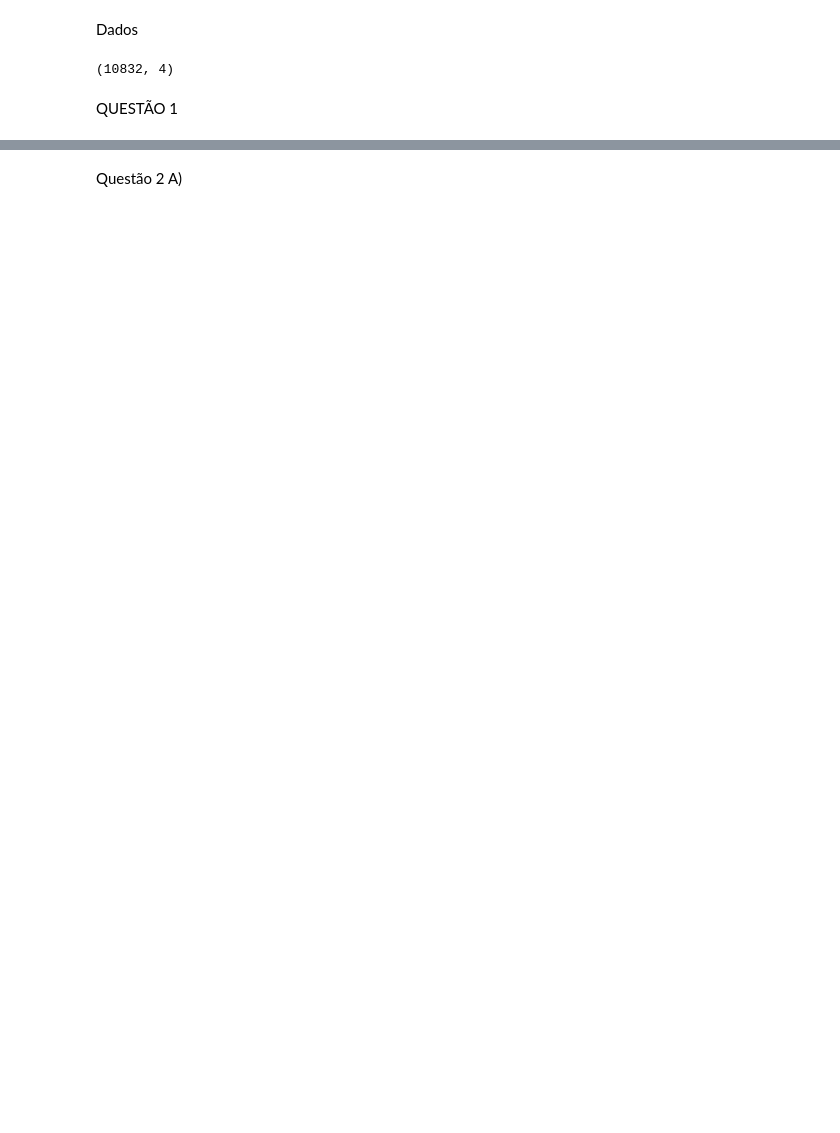
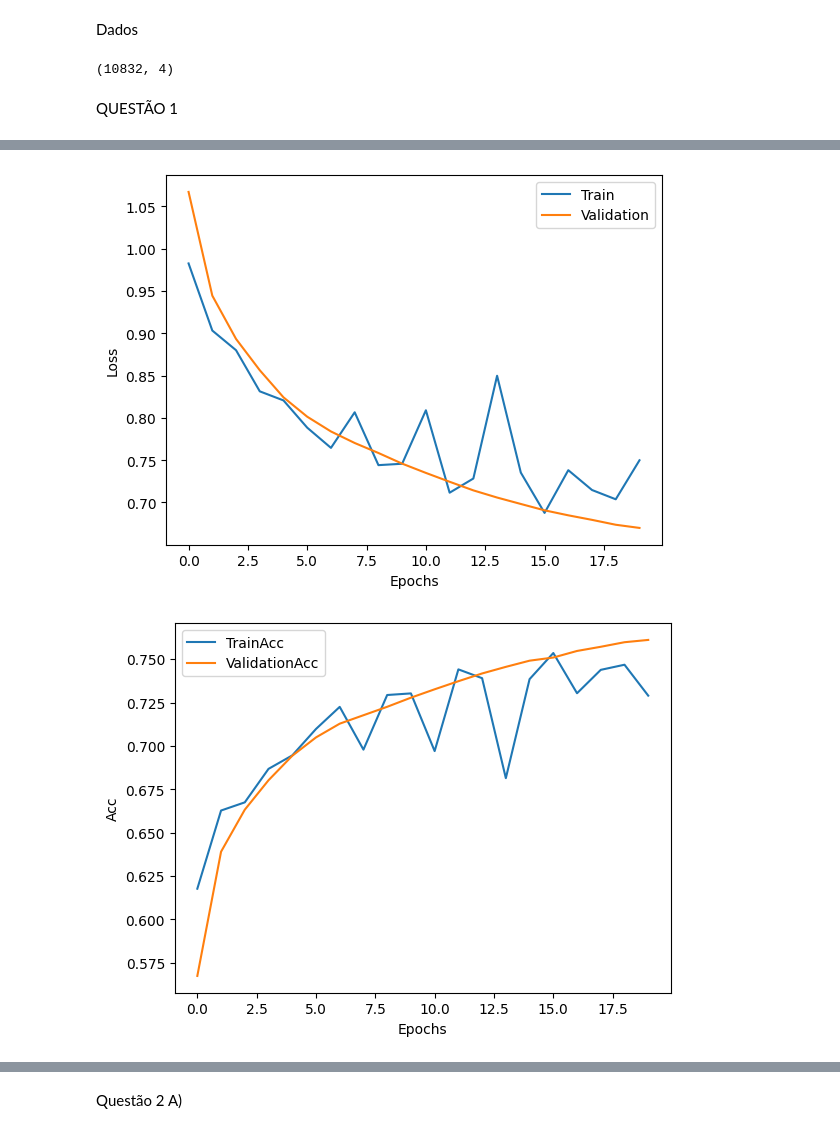
Before and after one commit to RodsCoimbra/IST-Aprof, a Jupyter notebook: Homework1/AprofBeta/APROF.ipynb, the cells around one changed output, grey strips where cells are left out. Drawn from its saved outputs; the diff is of its cells as text; code cells hidden in the pictures; blank space fills up the shorter version.

```diff
--- a/Homework1/AprofBeta/APROF.ipynb
+++ b/Homework1/AprofBeta/APROF.ipynb
@@ -88,3 +109,23 @@ plt.show()
+# %%
+plotValLoss = Resultado.history['val_loss']
+plotLoss = Resultado.history['loss']
+plt.plot(plotValLoss)
+plt.plot(plotLoss)
+plt.xlabel('Epochs')
+plt.ylabel('Loss')
+plt.legend(['Train', 'Validation'])
+plt.show()
+plotValLoss = Resultado.history['val_accuracy']
+plotLoss = Resultado.history['accuracy']
+plt.plot(plotValLoss)
+plt.plot(plotLoss)
+plt.xlabel('Epochs')
+plt.ylabel('Acc')
+plt.legend(['TrainAcc', 'ValidationAcc'])
+plt.show()
+# %% [output]
+[figure, added]
+[figure, added]
 # %%
 Modelo1 = Sequential()
 Modelo1.add(Dense(16, input_shape=(784,), activation='relu'))
```
Also changed, not shown: parts of 23 cells of this notebook.
